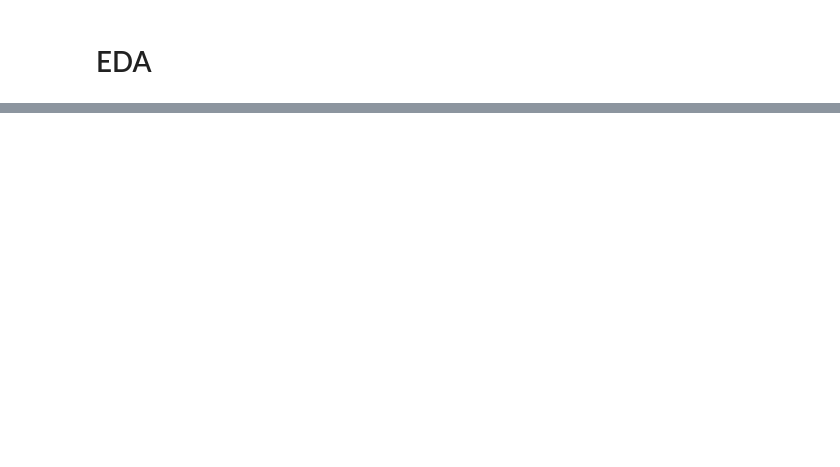
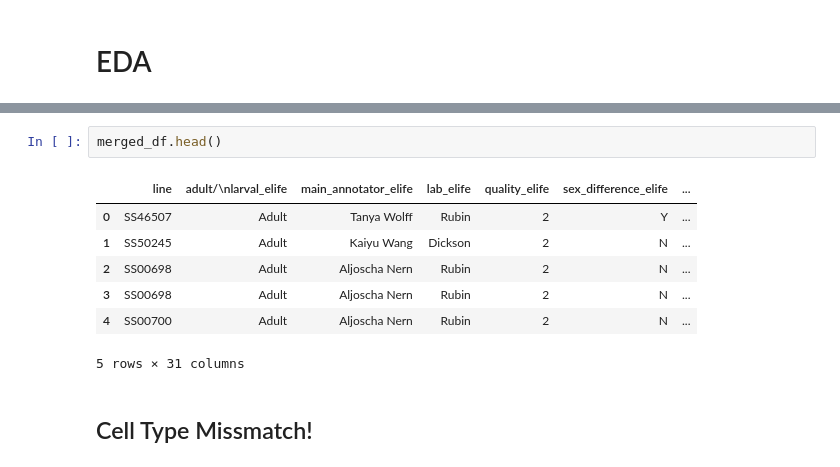
Before and after one commit to NovaBro/neuroinfo_fruitfly, a Jupyter notebook: eda.ipynb, the cells around one changed output, grey strips where cells are left out. Cells and saved outputs as stored; diff of their text form; blank space fills up the shorter version.

```diff
--- a/eda.ipynb
+++ b/eda.ipynb
@@ -25,0 +67,12 @@ for line in split_df['line'].tolist():
+# %%
+merged_df.head()
+# %% [output]
+|  | line | adult/\nlarval_elife | main_annotator_elife | lab_elife | quality_elife | sex_difference_elife | ... |
+| 0 | SS46507 | Adult | Tanya Wolff | Rubin | 2 | Y | ... |
+| 1 | SS50245 | Adult | Kaiyu Wang | Dickson | 2 | N | ... |
+| 2 | SS00698 | Adult | Aljoscha Nern | Rubin | 2 | N | ... |
+| 3 | SS00698 | Adult | Aljoscha Nern | Rubin | 2 | N | ... |
+| 4 | SS00700 | Adult | Aljoscha Nern | Rubin | 2 | N | ... |
+5 rows × 31 columns
+# %% [markdown]
+## Cell Type Missmatch!
```
Also changed, not shown: parts of 13 cells of this notebook, 17 other files.
